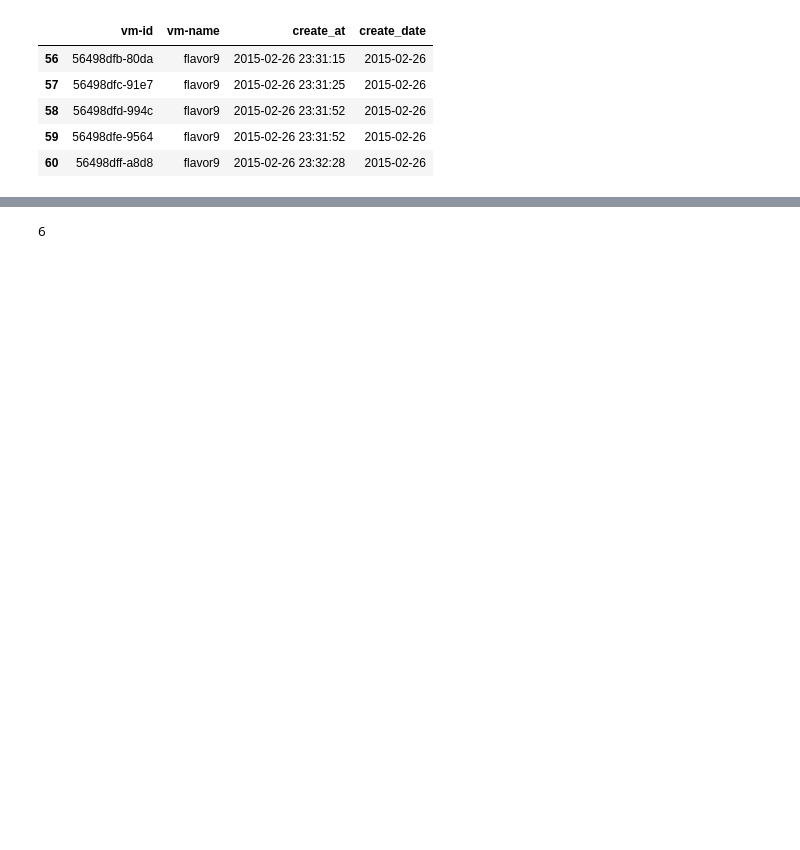
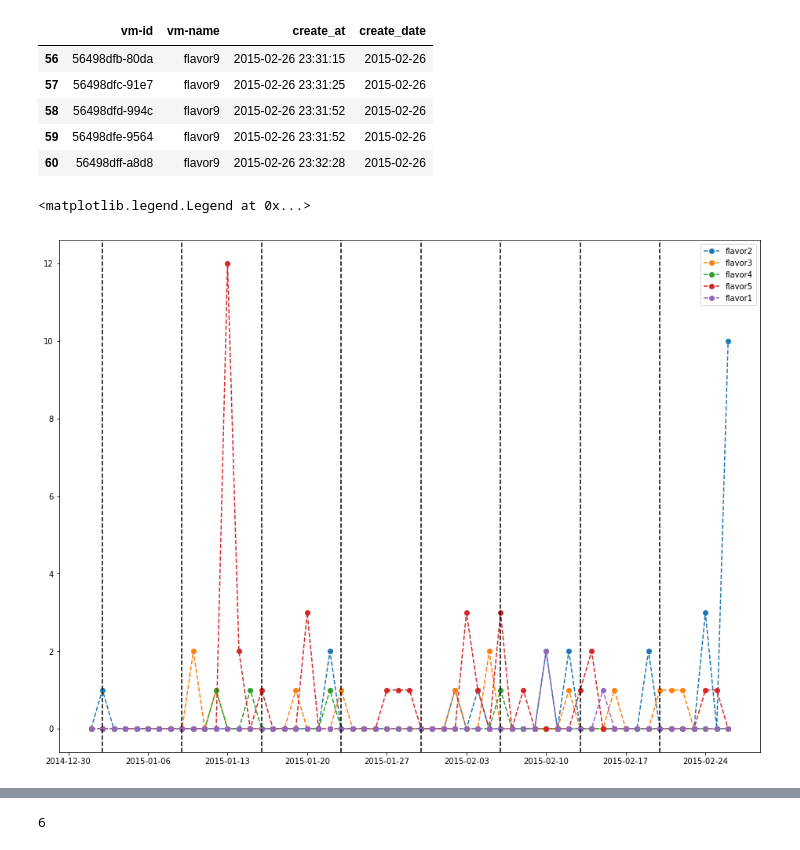
Before and after one commit to netcan/2018-HUAWEI-Codecraft, a Jupyter notebook: auxiliary/flavor_analysis.ipynb, the cells around one changed output, grey strips where cells are left out. Saved outputs shown, nothing was run; the diff lists cells and outputs as text; code cells hidden in the pictures; blank space fills up the shorter version.

```diff
--- a/auxiliary/flavor_analysis.ipynb
+++ b/auxiliary/flavor_analysis.ipynb
@@ -40,3 +42,18 @@ for flavor in df['vm-name'].unique():
+# %%
+plt.figure(figsize=(16, 12))
+predict_date = date(2015, 2, 20)
+for vm_name, flavor in flavors_complete.items():
+    if int(vm_name[6:]) in predict_vm:
+        plt.plot(flavor.index, flavor['count'], 'o--', label=vm_name)
+
+start_date = predict_date
+while start_date in flavor.index:
+    plt.axvline(x=start_date, color='k', linestyle='--')
+    start_date -= timedelta(days=during_days)
+plt.legend()
+# %% [output]
+<matplotlib.legend.Legend at 0x...>
+[figure, added]
 # %%
 plt.figure(figsize=(16, 12))
 for vm_name, flavor in flavors_complete.items():
```
Also changed, not shown: parts of 16 cells of this notebook, 4 other files.
